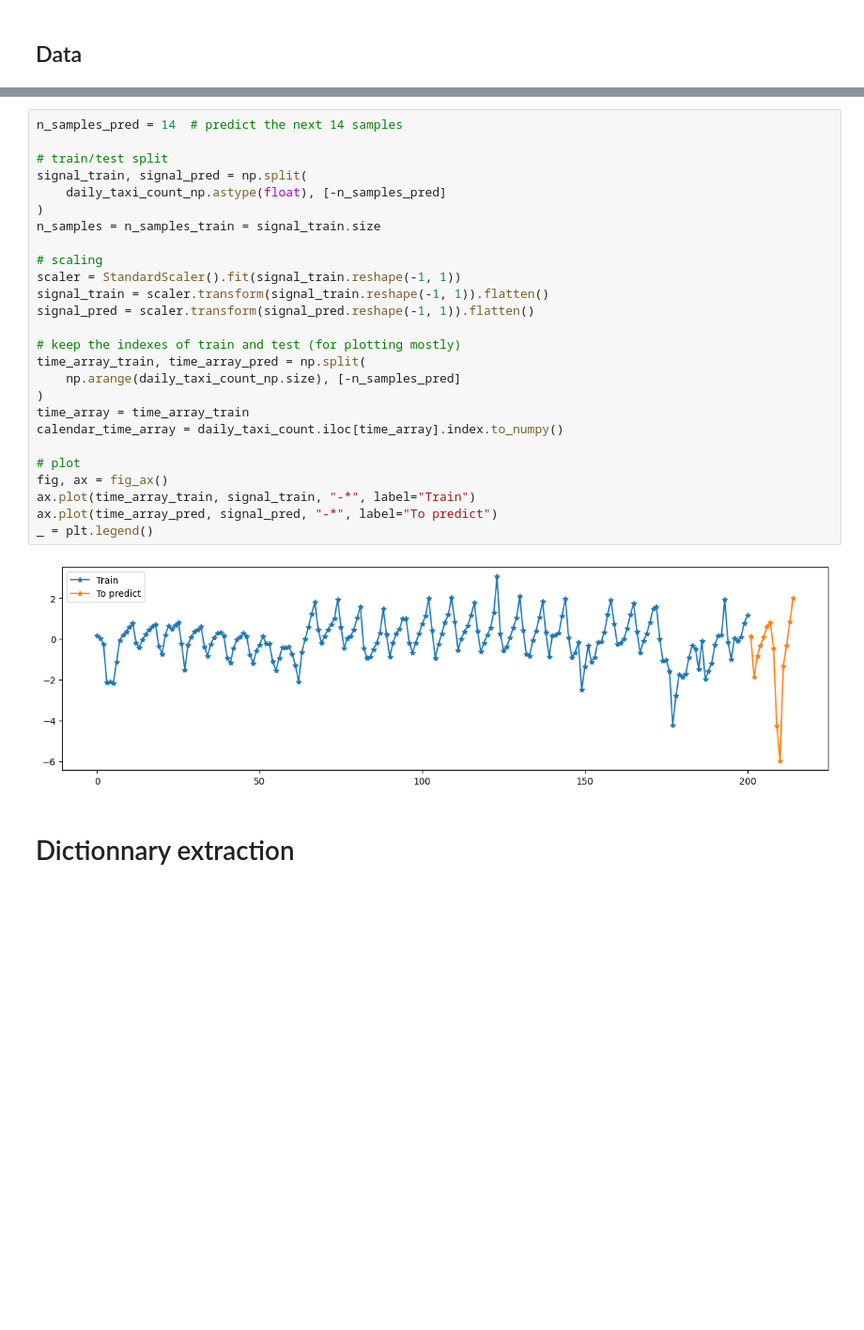
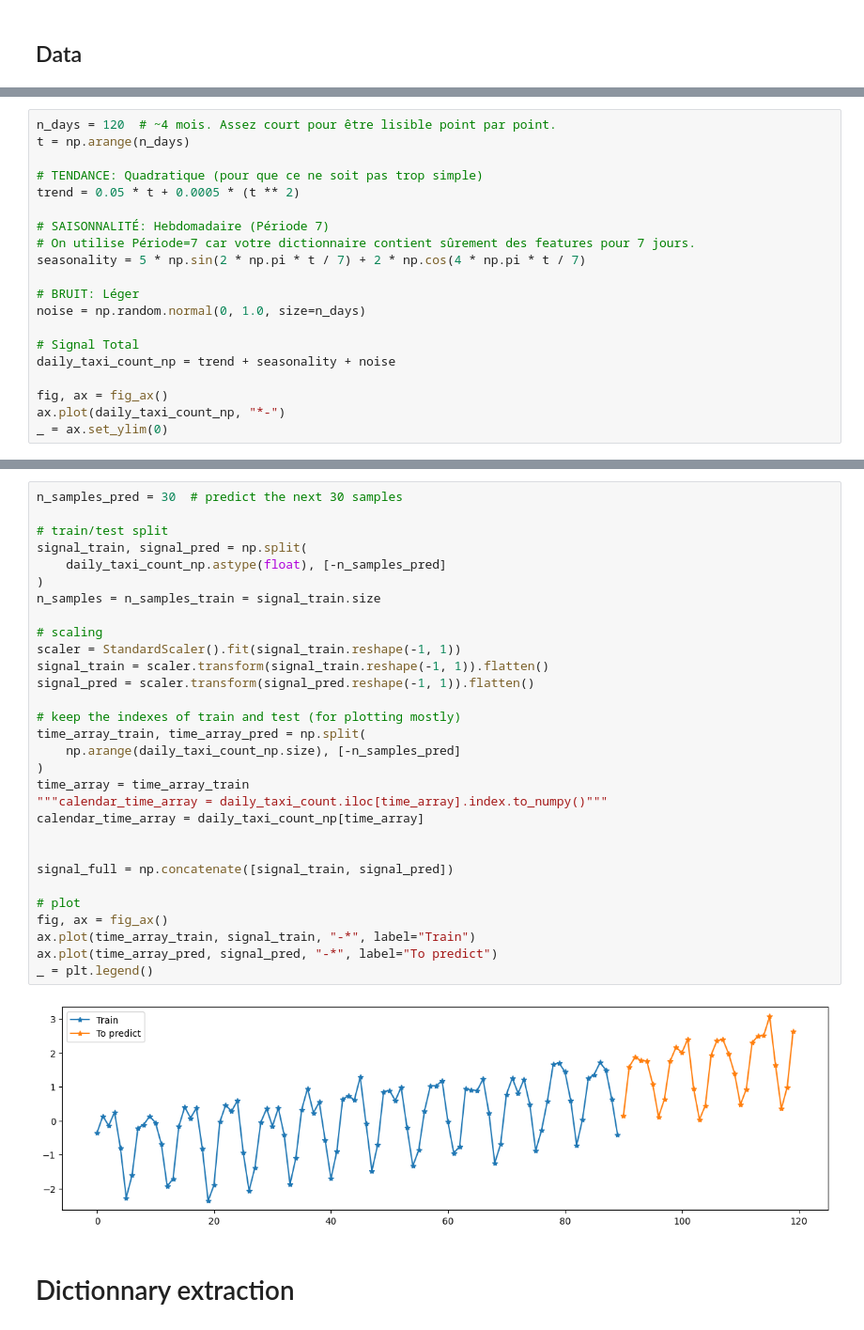
Before and after one commit to maryamelyaagoubi/mini_projet_ts, a Jupyter notebook: nyc_forecasting.ipynb, the cells around one changed output, grey strips where cells are left out. Shown at 94% size. Saved outputs shown, nothing was run; the diff lists cells and outputs as text; blank space fills up the shorter version.

Commit message:
New experiment with synthetic signal

```diff
--- a/nyc_forecasting.ipynb
+++ b/nyc_forecasting.ipynb
@@ -118,0 +119,20 @@ _ = ax.set_ylim(0)
+# %%
+n_days = 120  # ~4 mois. Assez court pour être lisible point par point.
+t = np.arange(n_days)
+
+# TENDANCE: Quadratique (pour que ce ne soit pas trop simple)
+trend = 0.05 * t + 0.0005 * (t ** 2)
+
+# SAISONNALITÉ: Hebdomadaire (Période 7)
+# On utilise Période=7 car votre dictionnaire contient sûrement des features pour 7 jours.
+seasonality = 5 * np.sin(2 * np.pi * t / 7) + 2 * np.cos(4 * np.pi * t / 7)
+
+# BRUIT: Léger
+noise = np.random.normal(0, 1.0, size=n_days)
+
+# Signal Total
+daily_taxi_count_np = trend + seasonality + noise
+
+fig, ax = fig_ax()
+ax.plot(daily_taxi_count_np, "*-")
+_ = ax.set_ylim(0)
@@ -123,32 +145,36 @@ The objective is to predict the daily taxi for the next two weeks (14 days).
 First, we prepare the training and testing data.
 # %%
-n_samples_pred = 14  # predict the next 14 samples
+n_samples_pred = 30  # predict the next 30 samples
 
 # train/test split
 signal_train, signal_pred = np.split(
     daily_taxi_count_np.astype(float), [-n_samples_pred]
 )
 n_samples = n_samples_train = signal_train.size
 
 # scaling
 scaler = StandardScaler().fit(signal_train.reshape(-1, 1))
 signal_train = scaler.transform(signal_train.reshape(-1, 1)).flatten()
 signal_pred = scaler.transform(signal_pred.reshape(-1, 1)).flatten()
 
 # keep the indexes of train and test (for plotting mostly)
 time_array_train, time_array_pred = np.split(
     np.arange(daily_taxi_count_np.size), [-n_samples_pred]
 )
 time_array = time_array_train
-calendar_time_array = daily_taxi_count.iloc[time_array].index.to_numpy()
+"""calendar_time_array = daily_taxi_count.iloc[time_array].index.to_numpy()"""
+calendar_time_array = daily_taxi_count_np[time_array]
+
+
+signal_full = np.concatenate([signal_train, signal_pred])
 
 # plot
 fig, ax = fig_ax()
 ax.plot(time_array_train, signal_train, "-*", label="Train")
 ax.plot(time_array_pred, signal_pred, "-*", label="To predict")
 _ = plt.legend()
 # %% [output]
-[figure, old version]
+[figure, new version]
 # %% [markdown]
 # Dictionnary extraction
 # %%
```
Also changed, not shown: parts of 24 cells of this notebook, 2 other files.
